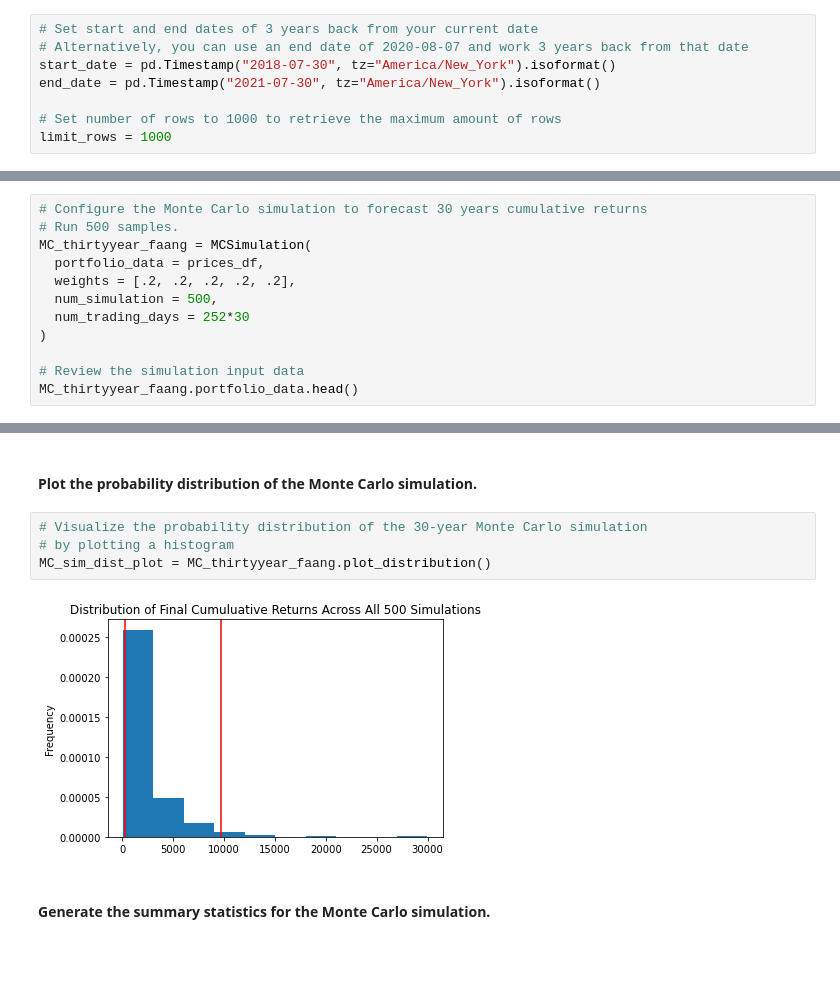
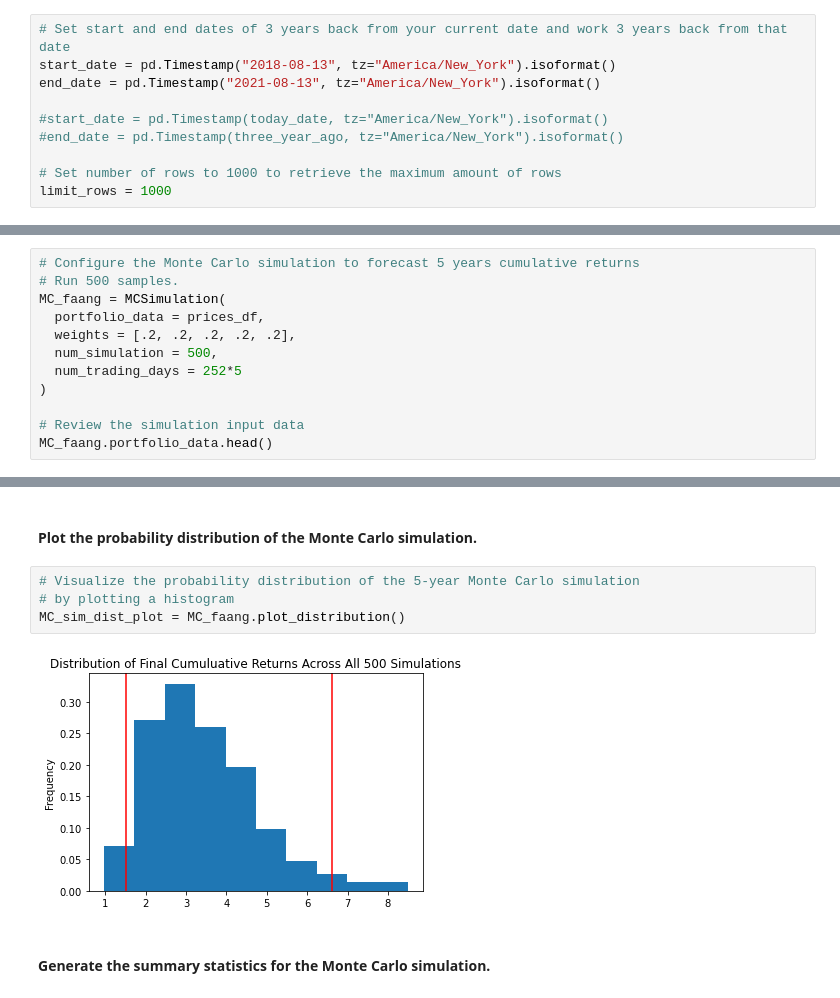
Before and after one commit to RJGiannini/Golden-Years, a Jupyter notebook: simulations.ipynb, the cells around one changed output, grey strips where cells are left out. Saved outputs shown, nothing was run; the diff lists cells and outputs as text; blank space fills up the shorter version.

Commit message:
Update simulations.ipynb
updated currency cleaner to account for "-" in CSV data.
updated MC sims to run for 5 years
added code to get current datetimes

```diff
--- a/simulations.ipynb
+++ b/simulations.ipynb
@@ -441,10 +440,12 @@ In this section, you’ll use the MCForecastTools library to create a Monte Carl
 # %% [markdown]
 #### Make an API call via the Alpaca SDK to get 3 years of historical closing prices for FAANG
 # %%
-# Set start and end dates of 3 years back from your current date
-# Alternatively, you can use an end date of 2020-08-07 and work 3 years back from that date
-start_date = pd.Timestamp("2018-07-30", tz="America/New_York").isoformat()
-end_date = pd.Timestamp("2021-07-30", tz="America/New_York").isoformat()
+# Set start and end dates of 3 years back from your current date and work 3 years back from that date
+start_date = pd.Timestamp("2018-08-13", tz="America/New_York").isoformat()
+end_date = pd.Timestamp("2021-08-13", tz="America/New_York").isoformat()
+
+#start_date = pd.Timestamp(today_date, tz="America/New_York").isoformat()
+#end_date = pd.Timestamp(three_year_ago, tz="America/New_York").isoformat()
 
 # Set number of rows to 1000 to retrieve the maximum amount of rows
 limit_rows = 1000
@@ -489,15 +490,15 @@ display(prices_df.tail())
 # %%
-# Configure the Monte Carlo simulation to forecast 30 years cumulative returns
+# Configure the Monte Carlo simulation to forecast 5 years cumulative returns
 # Run 500 samples.
-MC_thirtyyear_faang = MCSimulation(
+MC_faang = MCSimulation(
   portfolio_data = prices_df,
   weights = [.2, .2, .2, .2, .2],
   num_simulation = 500,
-  num_trading_days = 252*30
+  num_trading_days = 252*5
 )
 
 # Review the simulation input data
-MC_thirtyyear_faang.portfolio_data.head()
+MC_faang.portfolio_data.head()
 # %% [output]
 |  | AAPL |  |  |  |  |  | AMZN |  |  |  | ... |
 |  | open | high | low | close | volume | daily_return | open | high | low | close | ... |
@@ -551,11 +552,11 @@ MC_sim_line_plot = MC_thirtyyear_faang.plot_simulation()
 # %% [markdown]
 #### Plot the probability distribution of the Monte Carlo simulation.
 # %%
-# Visualize the probability distribution of the 30-year Monte Carlo simulation
+# Visualize the probability distribution of the 5-year Monte Carlo simulation
 # by plotting a histogram
-MC_sim_dist_plot = MC_thirtyyear_faang.plot_distribution()
+MC_sim_dist_plot = MC_faang.plot_distribution()
 # %% [output]
-[figure, old version]
+[figure, new version]
 # %% [markdown]
 #### Generate the summary statistics for the Monte Carlo simulation.
 # %%
```
Also changed, not shown: parts of 46 cells of this notebook.
